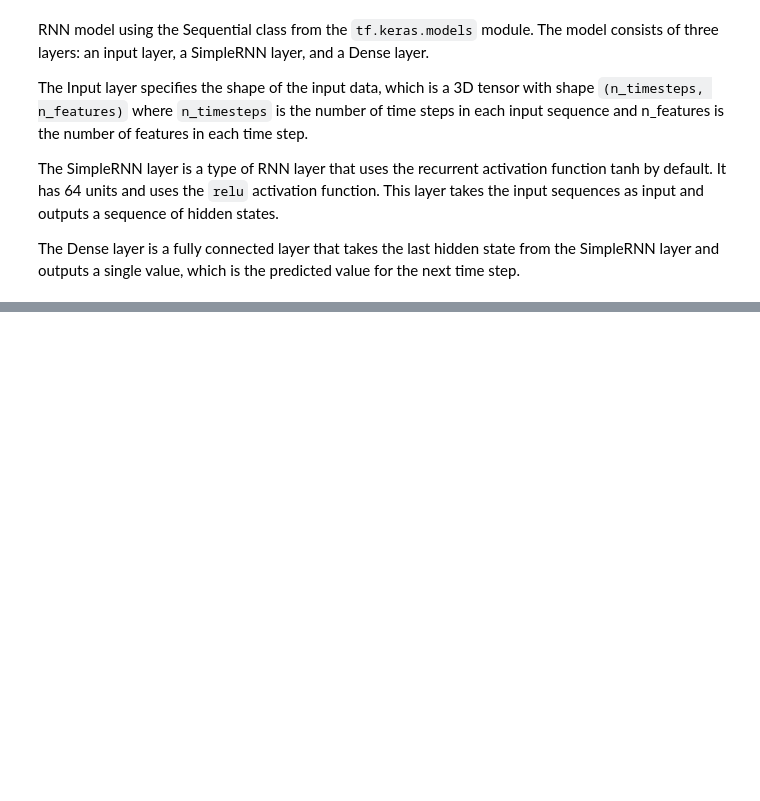
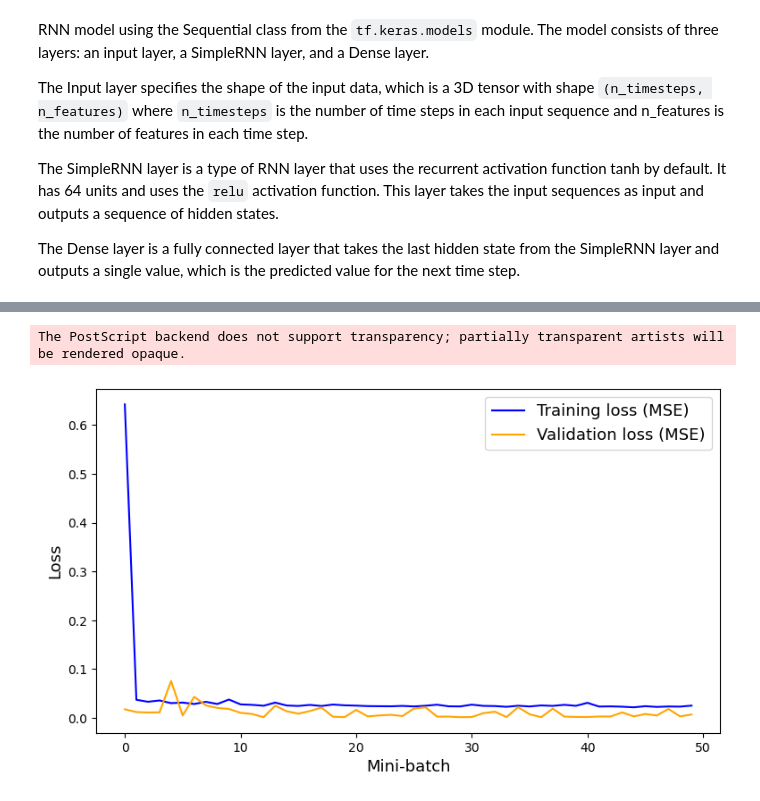
Before and after one commit to Abubakar-56/NNETwithForex, a Jupyter notebook: NNET.ipynb, the cells around one changed output, grey strips where cells are left out. Cells and saved outputs as stored; diff of their text form; code cells hidden in the pictures; blank space fills up the shorter version.

```diff
--- a/NNET.ipynb
+++ b/NNET.ipynb
@@ -428,0 +312,14 @@ You must install pydot (`pip install pydot`) and install graphviz (see instructi
+# %%
+# Define the LSTM model
+LSTM_Model = Sequential()
+LSTM_Model.add(LSTM(32, activation='tanh',
+                input_shape = (lookback,n_features),
+                return_sequences = True))#,recurrent_dropout=0.3))
+
+
+LSTM_Model.add(LSTM(32))
+#model2.add(Dropout(0.5))
+LSTM_Model.add(Dense(1))
+opt = Adam(learning_rate=0.02)#, decay=1e-6)
+LSTM_Model.compile(loss='mse', optimizer=opt , metrics=["mae"])
+LSTM_Model.summary()
@@ -482,0 +465,3 @@ The RNN model had a test score of 0.0017 and the LSTM model had a test score of
+# %%
+np.random.seed(123)
+history_2=LSTM_Model.fit(xtrain,ytrain, validation_data=(xvalid,yvalid), epochs=50, verbose=1)
@@ -482,0 +486,3 @@ The RNN model had a test score of 0.0017 and the LSTM model had a test score of
+# %%
+LSTM_df = pd.DataFrame(history_2.history)
+LSTM_df.tail()
@@ -482,0 +497,13 @@ The RNN model had a test score of 0.0017 and the LSTM model had a test score of
+# %%
+print('')
+plt.figure(figsize=(9,5))
+plt.plot(LSTM_df['loss'], label ='Training loss (MSE)', color = 'blue')
+plt.plot(LSTM_df['val_loss'], label='Validation loss (MSE)', color = 'orange')
+plt.xlabel('Mini-batch', fontsize=13)
+plt.ylabel('Loss', fontsize=13)
+plt.legend(fontsize=13)
+plt.savefig('images/LSTM_error1.eps', format='eps', dpi=1000)
+plt.show()
+# %% [output]
+The PostScript backend does not support transparency; partially transparent artists will be rendered opaque.
+[figure, added]
```
Also changed, not shown: parts of 72 cells of this notebook, 12 other files.
